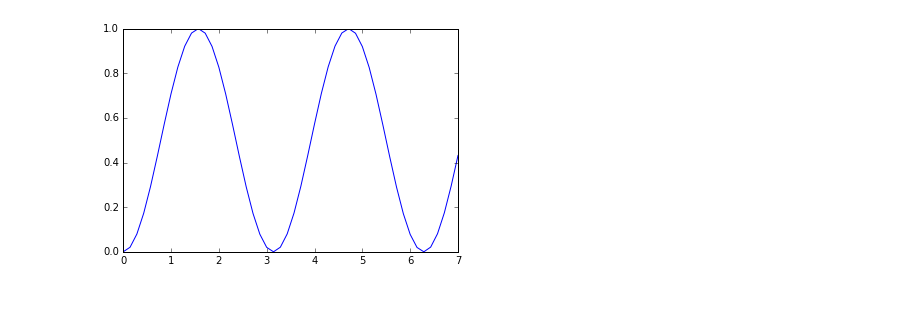
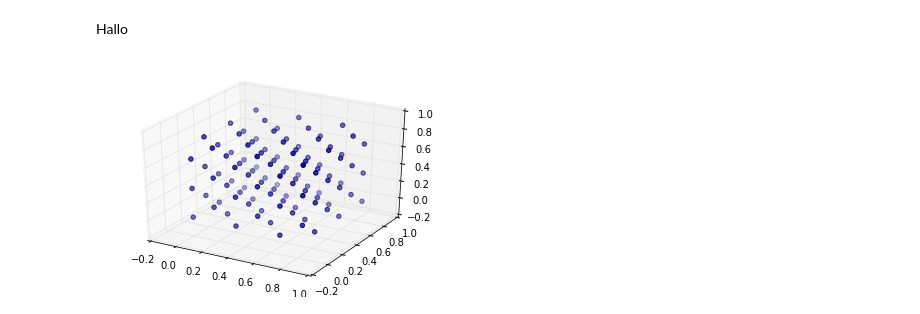
Before and after one commit to JesseSlim/comp-phys-2016, a Jupyter notebook: molecular-dynamics/simulation/TestSimulation.ipynb, the cells around one changed output. Cells and saved outputs as stored; diff of their text form; code cells hidden in the pictures.

```diff
--- a/molecular-dynamics/simulation/TestSimulation.ipynb
+++ b/molecular-dynamics/simulation/TestSimulation.ipynb
@@ -6,8 +11,9 @@ import matplotlib.pyplot as plt;
-# %%
-x = np.linspace(0,7)
-y = np.sin(x)**2
-
-plt.plot(x,y)
-plt.show()
-# %% [output]
-[figure, removed]
+# %% [markdown]
+Hallo
+# %%
+M = 3
+n = 4*M**3
+v = np.zeros((n,3))
+r = np.zeros((n,3))
+
+L = 1.0
@@ -13,0 +36,7 @@ plt.show()
+# %%
+fig = plt.figure()
+ax = fig.add_subplot(111, projection='3d')
+ax.scatter(r[:,0], r[:,1], r[:,2])
+plt.show()
+# %% [output]
+[figure, added]
```
Also changed, not shown: parts of 4 cells of this notebook, 1 other file.
